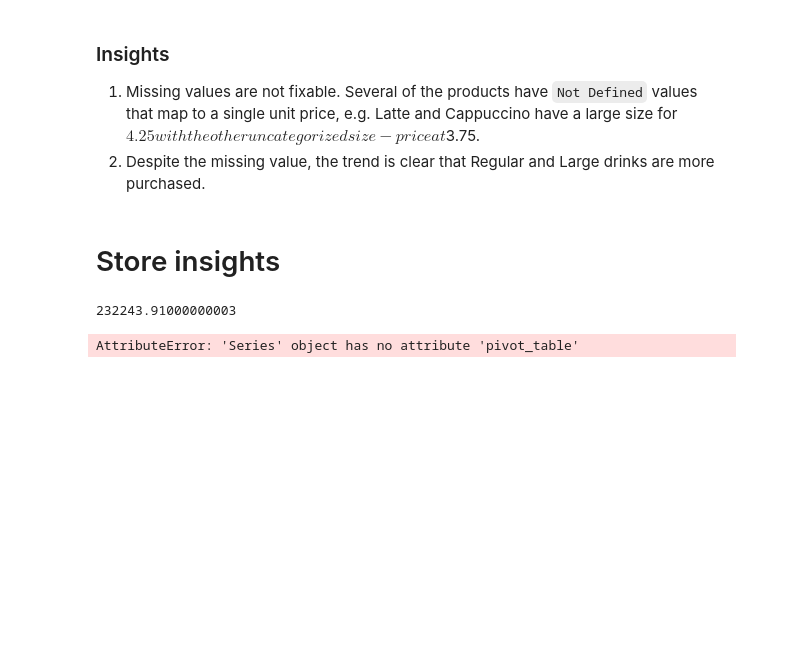
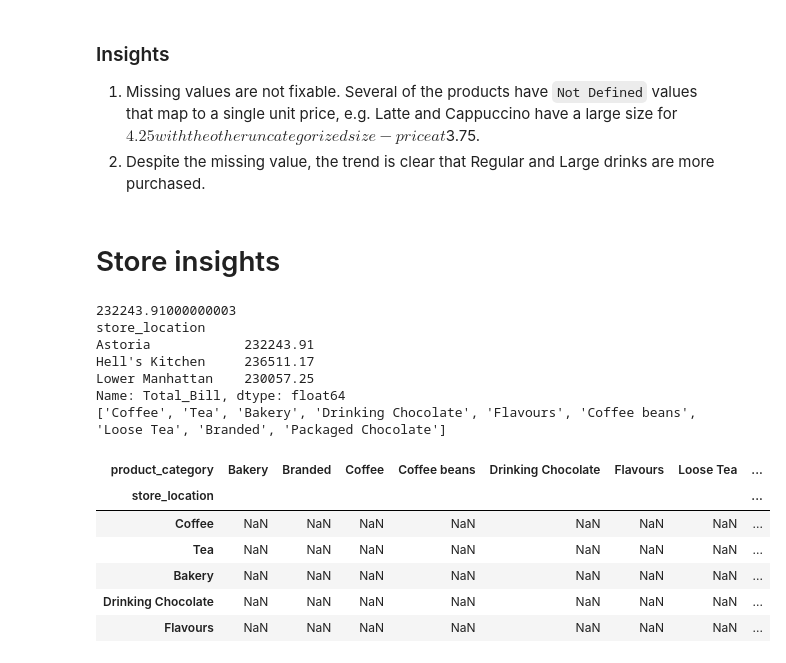
Before and after one commit to mlcuadra1/Coffee-Shop-EDA, a Jupyter notebook: notebooks/eda.ipynb, the cells around one changed output. Drawn from its saved outputs; the diff is of its cells as text; code cells hidden in the pictures; blank space fills up the shorter version.

Commit message:
Stores' products dist

```diff
--- a/notebooks/eda.ipynb
+++ b/notebooks/eda.ipynb
@@ -325,27 +325,43 @@ Text(0.5, 1.0, 'Distribution of drink sizes purchased')
 # %%
 astoria_store = data[data['store_location'].isin(['Astoria'])]
 # astoria_store.head(20)
 
 ast_tot_sales = astoria_store['Total_Bill'].sum()
 print(ast_tot_sales)
 
 store_sales = data.groupby('store_location')['Total_Bill'].sum()
-# print(store_sales)
+print(store_sales)
 
-
+index_list = product_cat_distribution.index.values.tolist()
+print(index_list)
 
 store_prod_cat = data.groupby(['store_location', 'product_category'])['transaction_qty'].sum()
-store_prod_cat.pivot_table('transaction_qty', index='store_location', columns='product_category')
-print(store_prod_cat)
+# store_prod_cat.pivot_table('transaction_qty', index='store_location', columns='product_category')
+store_prod_cat_unstack = store_prod_cat.unstack()
+store_prod_cat_unstack = store_prod_cat_unstack.reindex(index_list)
+# store_prod_cat_unstack.columns.name = None
+store_prod_cat_unstack.head()
 
 # fig, ax0 = plt.subplots(figsize=figsize1_1)
 
 # ax0.bar(x='store_location', y='transaction_qty')
 
 
 # ax0.set_xlabel('Drink Size')
 # ax0.set_ylabel('Total transaction quantity')
 # ax0.set_title('Distribution of drink sizes purchased')
 # %% [output]
 232243.91000000003
+store_location
+Astoria            232243.91
+Hell's Kitchen     236511.17
+Lower Manhattan    230057.25
+Name: Total_Bill, dtype: float64
+['Coffee', 'Tea', 'Bakery', 'Drinking Chocolate', 'Flavours', 'Coffee beans', 'Loose Tea', 'Branded', 'Packaged Chocolate']
-AttributeError: 'Series' object has no attribute 'pivot_table'
+| product_category | Bakery | Branded | Coffee | Coffee beans | Drinking Chocolate | Flavours | Loose Tea | ... |
+| store_location |  |  |  |  |  |  |  | ... |
+| Coffee | NaN | NaN | NaN | NaN | NaN | NaN | NaN | ... |
+| Tea | NaN | NaN | NaN | NaN | NaN | NaN | NaN | ... |
+| Bakery | NaN | NaN | NaN | NaN | NaN | NaN | NaN | ... |
+| Drinking Chocolate | NaN | NaN | NaN | NaN | NaN | NaN | NaN | ... |
+| Flavours | NaN | NaN | NaN | NaN | NaN | NaN | NaN | ... |
```
